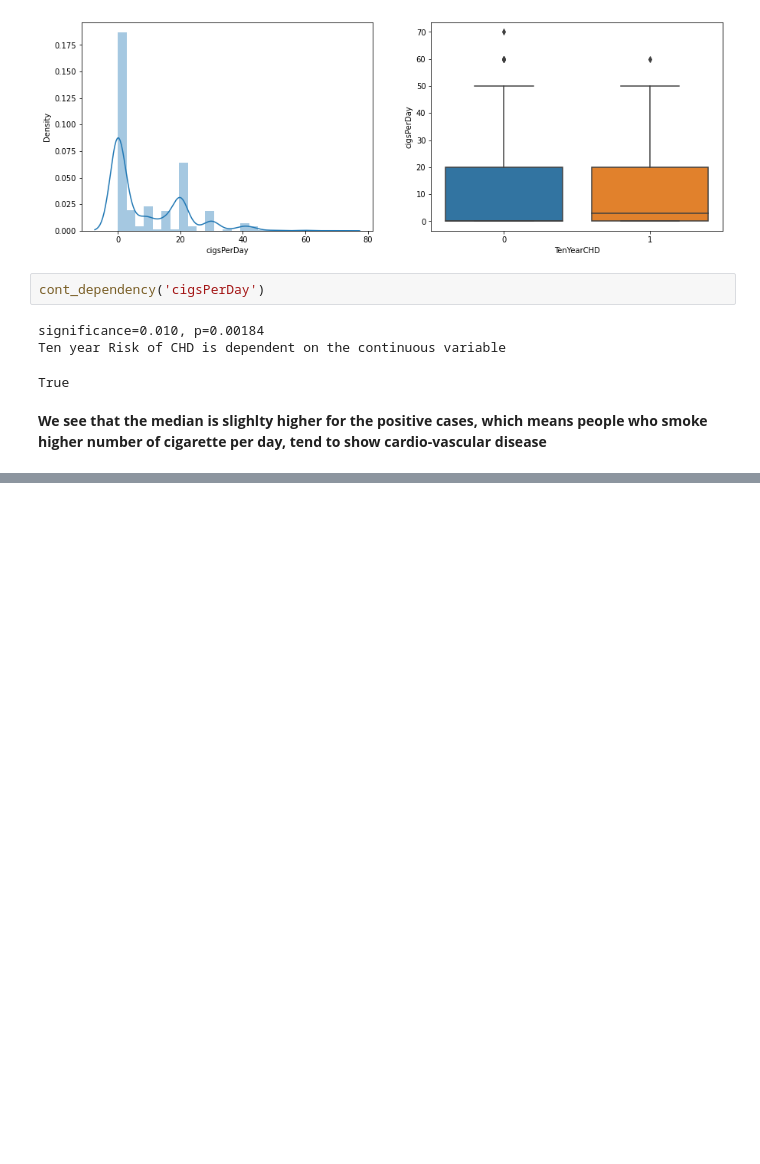
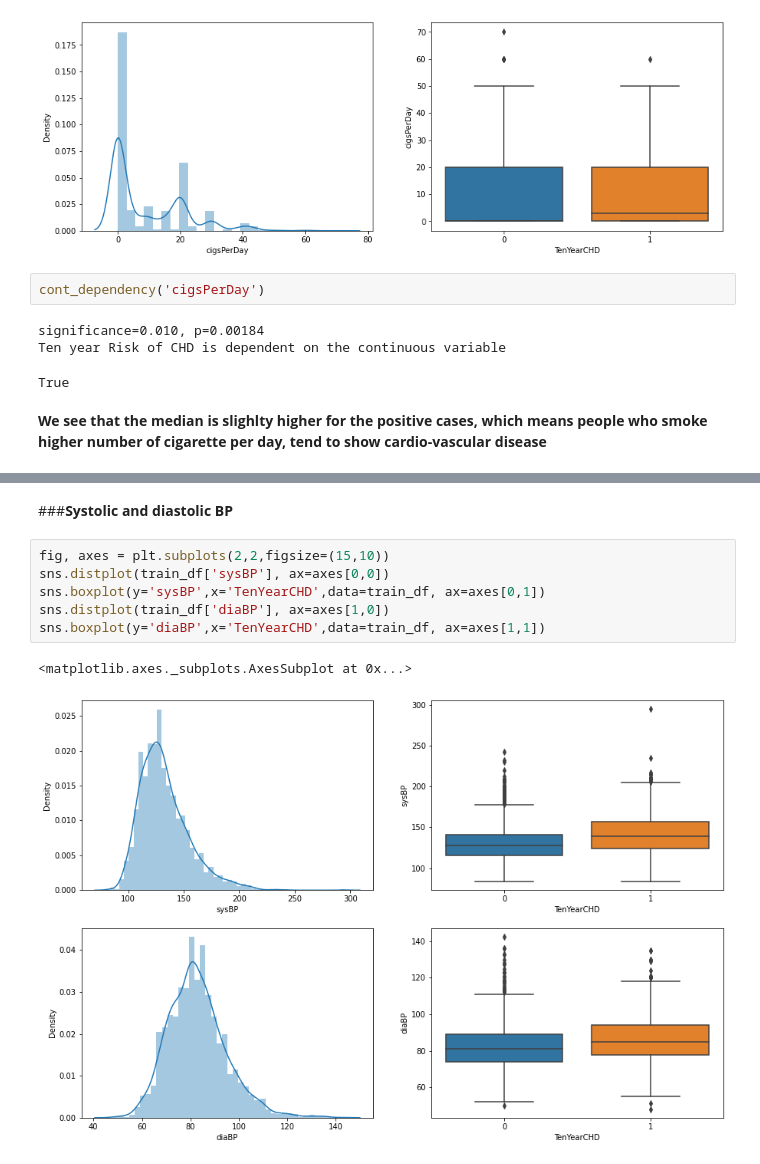
Before and after one commit to Kanika211/Cardiovascular_risk_prediction, a Jupyter notebook: Cardiovascular_risk_prediction.ipynb, the cells around one changed output, grey strips where cells are left out. Drawn from its saved outputs; the diff is of its cells as text; blank space fills up the shorter version.

```diff
--- a/Cardiovascular_risk_prediction.ipynb
+++ b/Cardiovascular_risk_prediction.ipynb
@@ -409,0 +524,11 @@ True
+# %% [markdown]
+###<b>Systolic and diastolic BP</b>
+# %%
+fig, axes = plt.subplots(2,2,figsize=(15,10))
+sns.distplot(train_df['sysBP'], ax=axes[0,0])
+sns.boxplot(y='sysBP',x='TenYearCHD',data=train_df, ax=axes[0,1])
+sns.distplot(train_df['diaBP'], ax=axes[1,0])
+sns.boxplot(y='diaBP',x='TenYearCHD',data=train_df, ax=axes[1,1])
+# %% [output]
+<matplotlib.axes._subplots.AxesSubplot at 0x...>
+[figure, added]
```
Also changed, not shown: parts of 85 cells of this notebook.
